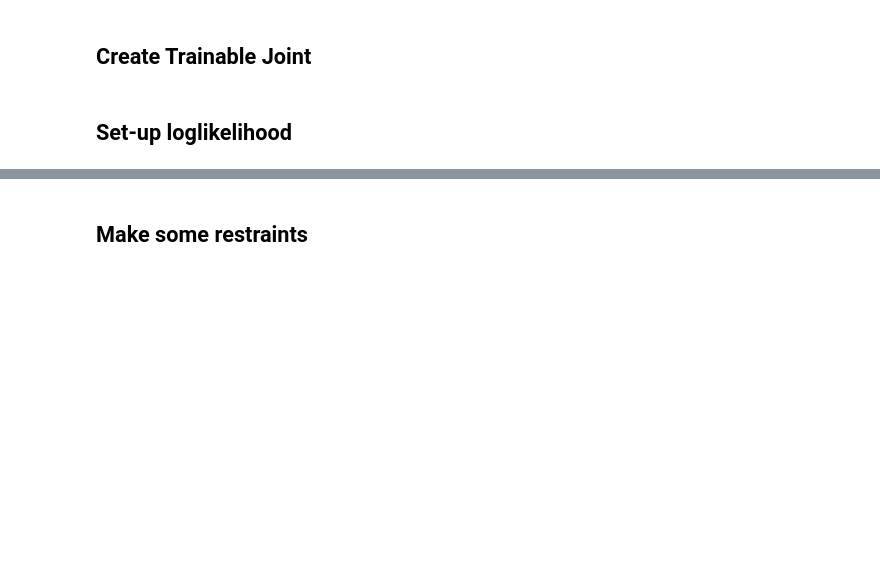
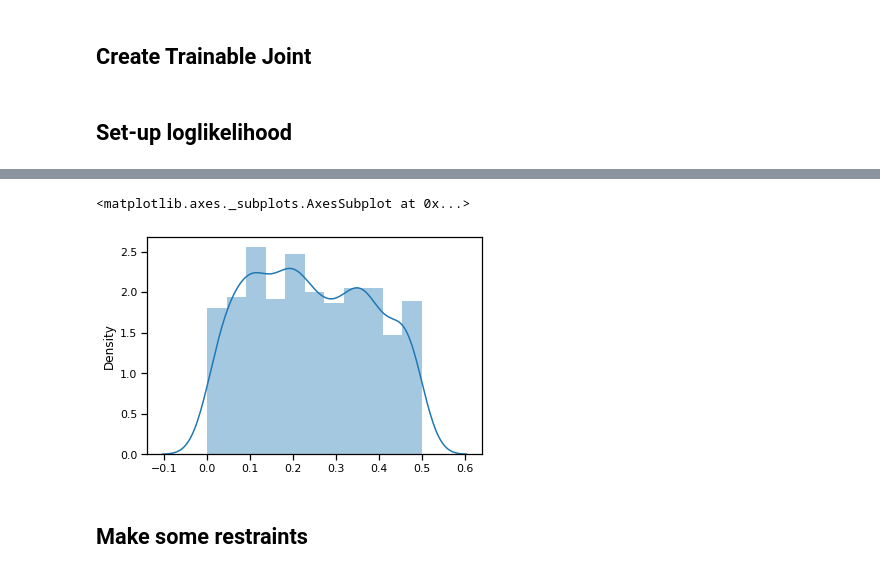
Before and after one commit to ur-whitelab/py0, a Jupyter notebook: examples/Algorithm2.ipynb, the cells around one changed output, grey strips where cells are left out. Cells and saved outputs as stored; diff of their text form; code cells hidden in the pictures; blank space fills up the shorter version.

```diff
--- a/examples/Algorithm2.ipynb
+++ b/examples/Algorithm2.ipynb
@@ -85,3 +163,10 @@ ________________________________________________________________________________
+# %%
+# sample start
+s = model.sample(1000)[2].numpy().flatten()
+sns.distplot(s[s > 0])
+# %% [output]
+<matplotlib.axes._subplots.AxesSubplot at 0x...>
+[figure, added]
 # %% [markdown]
 ## Make some restraints
 # %%
```
Also changed, not shown: parts of 39 cells of this notebook, 11 other files.
